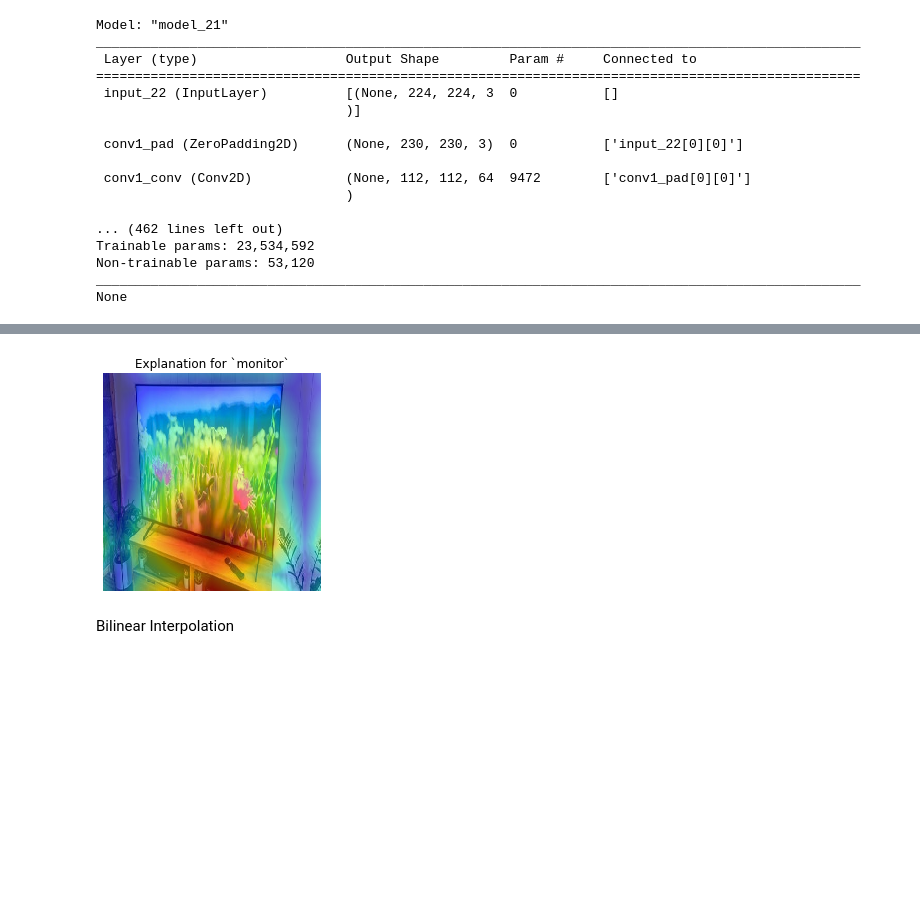
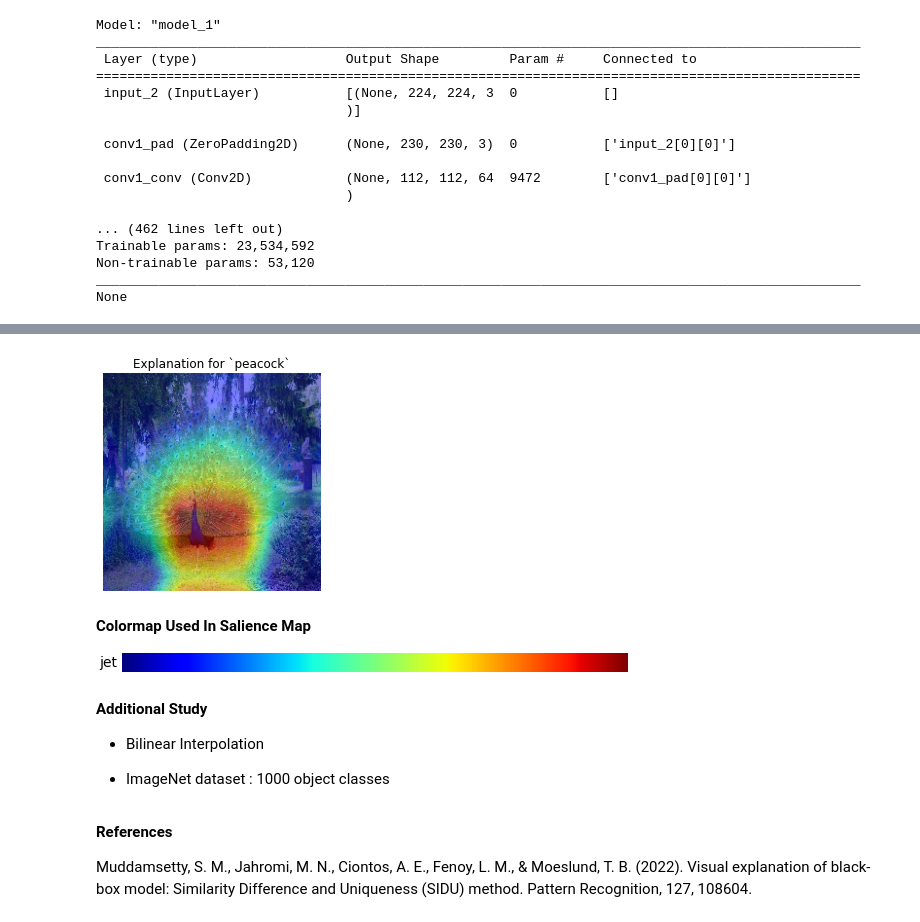
Before and after one commit to deshanchathusanka/abuses-biases-blessing-of-data, a Jupyter notebook: local-blackbox-algorithm/SIDU.ipynb, the cells around one changed output, grey strips where cells are left out. Drawn from its saved outputs; the diff is of its cells as text; code cells hidden in the pictures; blank space fills up the shorter version.

```diff
--- a/local-blackbox-algorithm/SIDU.ipynb
+++ b/local-blackbox-algorithm/SIDU.ipynb
@@ -61,7 +56,7 @@ def generate_masks_conv_output(input_size, last_conv_output, s= 8):
         conv_out = conv_out > 0.1 ## (7, 7) Boolean values
         conv_out = conv_out.astype('float32') ## (7, 7) Binary values
 
-        """ upsampling the binary mask using bi-linear interpolation (feature activaions masks) """
+        ###############  upsampling the binary mask using bi-linear interpolation (feature activaions masks) ##############
         final_resize = resize(conv_out, up_size, order=1, mode='reflect',
                                 anti_aliasing=False) ## conv_out = (7, 7) , up_size = [224. 224.] ## Bilinear Interpolation
         masks[i,:, :] = final_resize  ## (224, 224) matrix with (0 <= value <=1)
@@ -167,7 +173,7 @@ def predict_and_explain(image_name, model_eval):
   n_masks = len(masks) ## 2048
 
   ### Visual explnations for the object class
-  sal, weights, new_interactions, diff_interactions, pred_org = explain_SIDU(base_model, x, n_masks, 0.5, masks, (224,224))
+  sal, weights, similerity_measures, uniqness_measures, pred_org = explain_SIDU(base_model, x, n_masks, 0.5, masks, (224,224))
 
 
   ############### plot original image and heat map ############################
@@ -188,18 +194,18 @@ def predict_and_explain(image_name, model_eval):
 
 
 ####################### Testing ##############################
-image_name = 'television.jpg'
+image_name = 'peacock.jpg'
 selected_model = 'Resnet50' ## CHOOSING THE base MODEL TO GET EXPLANTIONS
 predict_and_explain(image_name, selected_model)
 # %% [output]
-Model: "model_21"
+Model: "model_1"
 __________________________________________________________________________________________________
  Layer (type)                   Output Shape         Param #     Connected to
 ==================================================================================================
- input_22 (InputLayer)          [(None, 224, 224, 3  0           []
+ input_2 (InputLayer)           [(None, 224, 224, 3  0           []
                                 )]
 
- conv1_pad (ZeroPadding2D)      (None, 230, 230, 3)  0           ['input_22[0][0]']
+ conv1_pad (ZeroPadding2D)      (None, 230, 230, 3)  0           ['input_2[0][0]']
 
  conv1_conv (Conv2D)            (None, 112, 112, 64  9472        ['conv1_pad[0][0]']
                                 )
@@ -214,3 +221,15 @@ None
-[figure, old version]
+[figure, new version]
-# %% [markdown]
-Bilinear Interpolation
+# %% [markdown]
+**Colormap Used In Salience Map**
+
+![jet_color_map.png](embedded-picture-1)
+# %% [markdown]
+**Additional Study**
+
+* Bilinear Interpolation
+
+* ImageNet dataset : 1000 object classes
+# %% [markdown]
+**References**
+
+Muddamsetty, S. M., Jahromi, M. N., Ciontos, A. E., Fenoy, L. M., & Moeslund, T. B. (2022). Visual explanation of black-box model: Similarity Difference and Uniqueness (SIDU) method. Pattern Recognition, 127, 108604.
```
Also changed, not shown: parts of 3 cells of this notebook.
